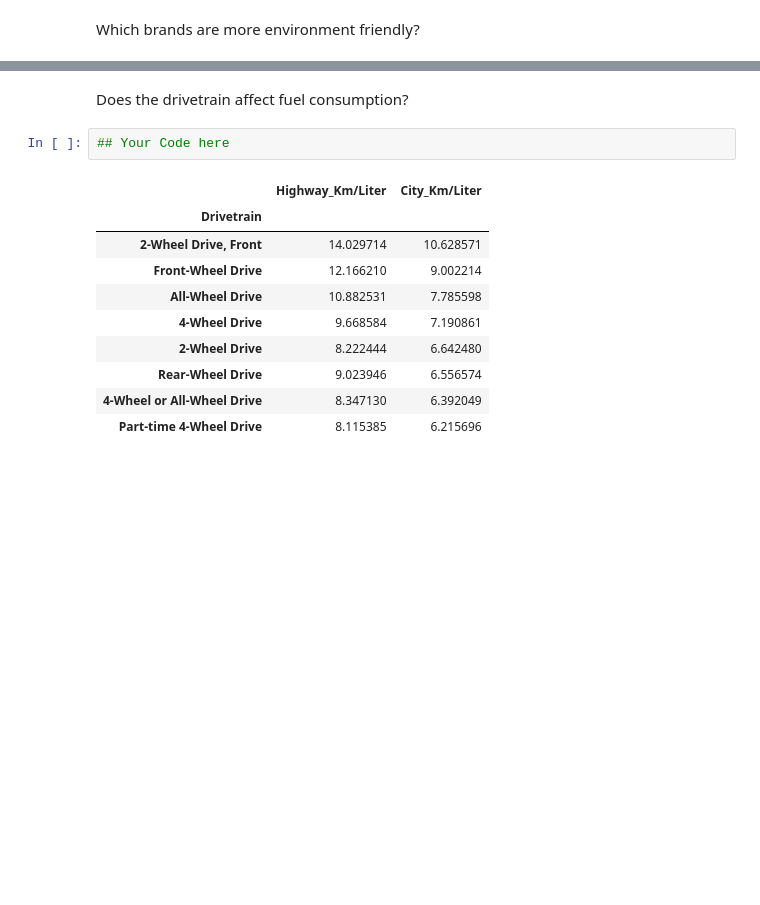
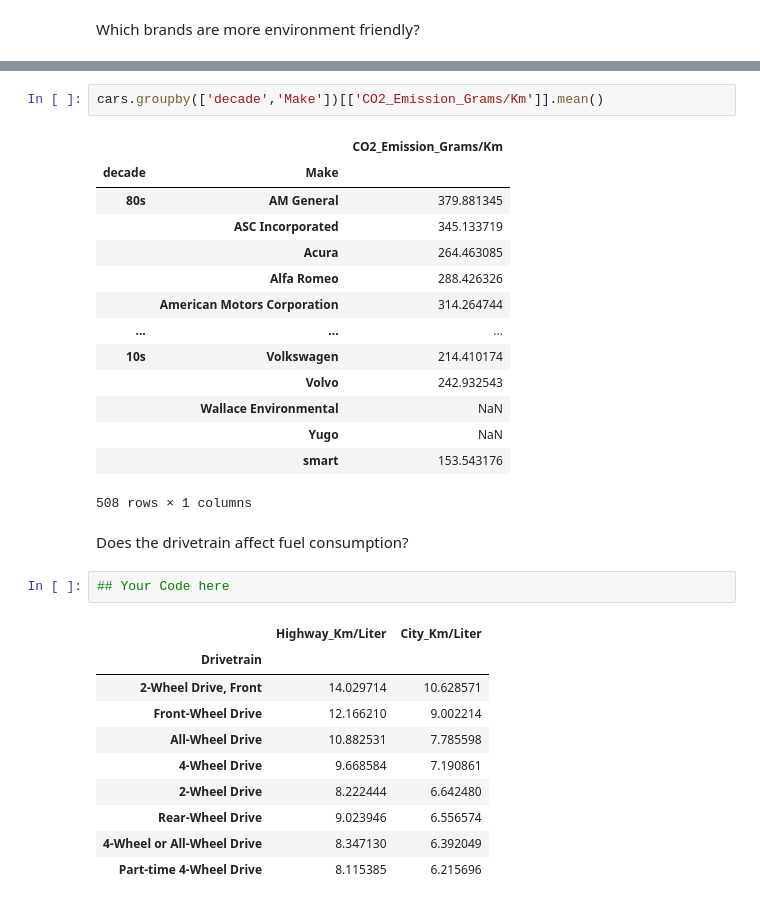
Before and after one commit to asierbilbao/IronLab, a Jupyter notebook: Week 2/Lab_Pandas_Grouping_Data_Vehicles.ipynb, the cells around one changed output, grey strips where cells are left out. Saved outputs shown, nothing was run; the diff lists cells and outputs as text; blank space fills up the shorter version.

```diff
--- a/Week 2/Lab_Pandas_Grouping_Data_Vehicles.ipynb
+++ b/Week 2/Lab_Pandas_Grouping_Data_Vehicles.ipynb
@@ -191,3 +181,20 @@ Which brands are more environment friendly?
+# %%
+cars.groupby(['decade','Make'])[['CO2_Emission_Grams/Km']].mean()
+# %% [output]
+|  |  | CO2_Emission_Grams/Km |
+| decade | Make |  |
+| 80s | AM General | 379.881345 |
+|  | ASC Incorporated | 345.133719 |
+|  | Acura | 264.463085 |
+|  | Alfa Romeo | 288.426326 |
+|  | American Motors Corporation | 314.264744 |
+| ... | ... | ... |
+| 10s | Volkswagen | 214.410174 |
+|  | Volvo | 242.932543 |
+|  | Wallace Environmental | NaN |
+|  | Yugo | NaN |
+|  | smart | 153.543176 |
+508 rows × 1 columns
 # %% [markdown]
 Does the drivetrain affect fuel consumption?
 # %%
```
Also changed, not shown: parts of 6 cells of this notebook.
